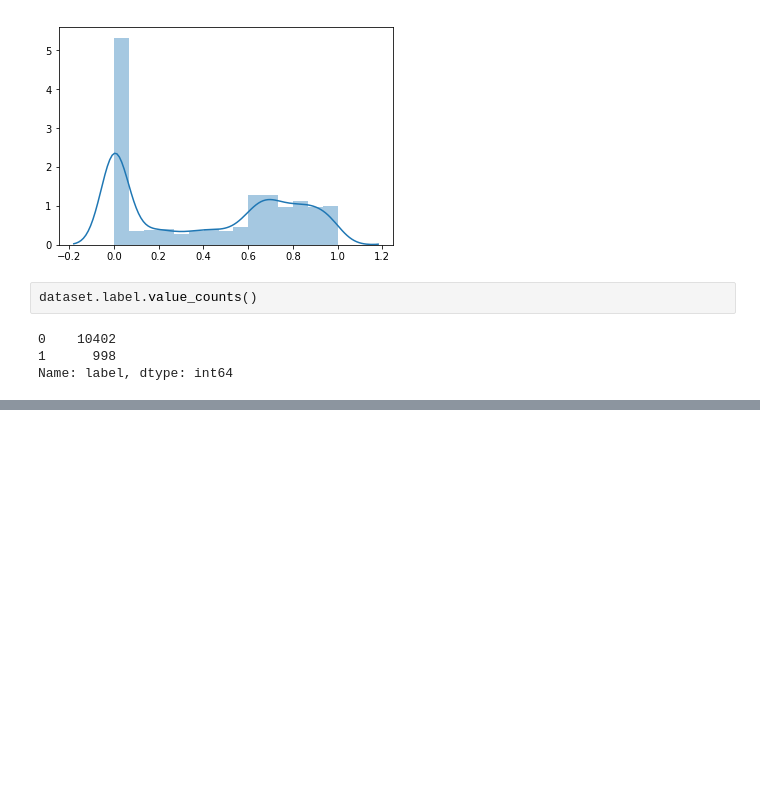
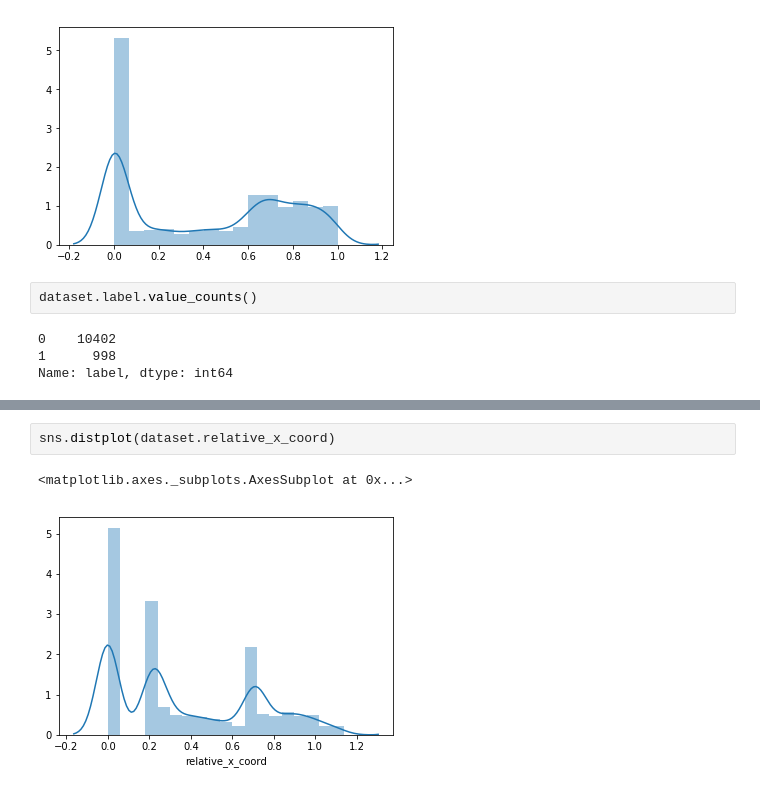
Before and after one commit to swaroop-nath/Semantic-Web-Parser, a Jupyter notebook: Second Model Preparation/exploratory_data_analysis.ipynb, the cells around one changed output, grey strips where cells are left out. Saved outputs shown, nothing was run; the diff lists cells and outputs as text; blank space fills up the shorter version.

```diff
--- a/Second Model Preparation/exploratory_data_analysis.ipynb
+++ b/Second Model Preparation/exploratory_data_analysis.ipynb
@@ -111,0 +123,5 @@ Name: label, dtype: int64
+# %%
+sns.distplot(dataset.relative_x_coord)
+# %% [output]
+<matplotlib.axes._subplots.AxesSubplot at 0x...>
+[figure, added]
```
Also changed, not shown: parts of 6 cells of this notebook, 2 other files.
